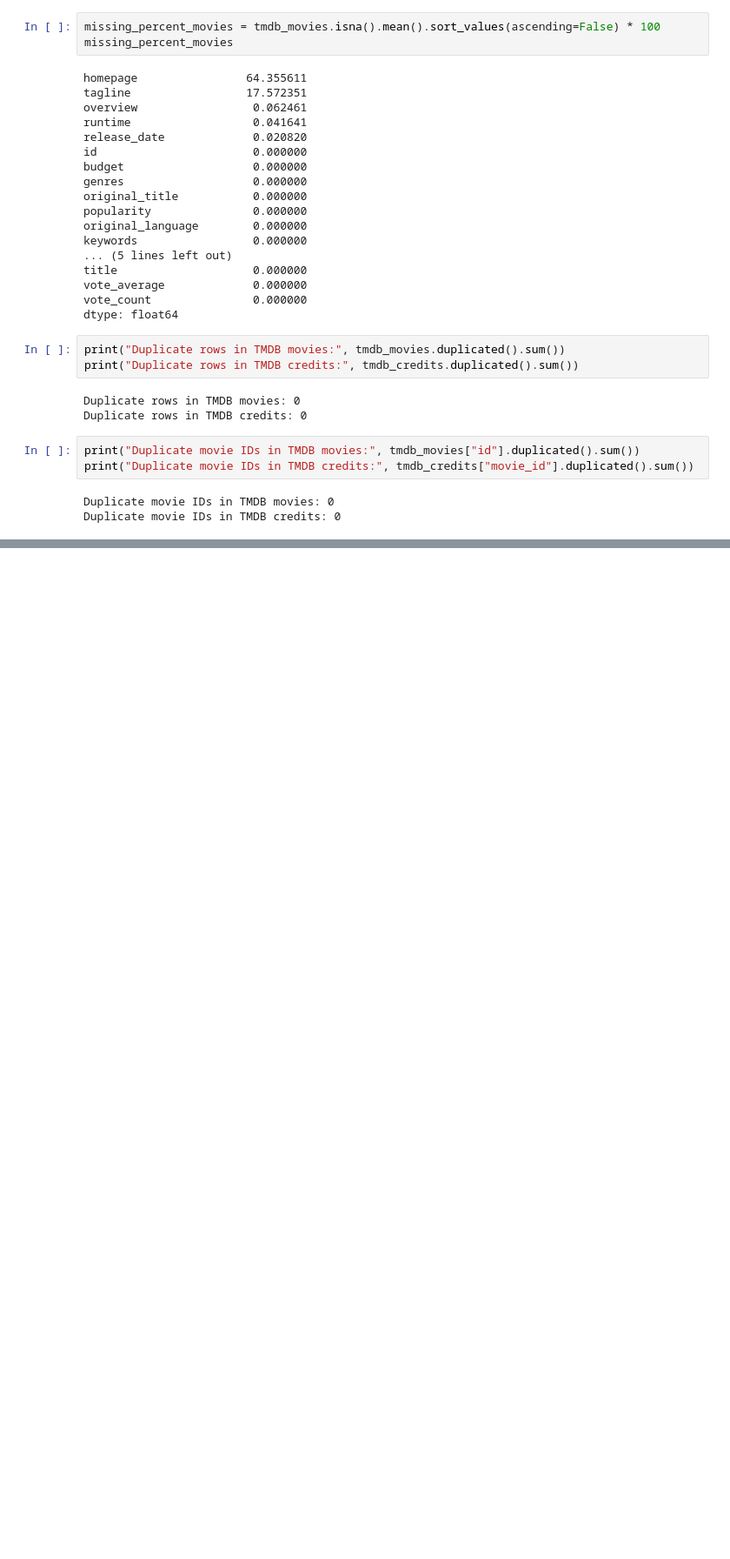
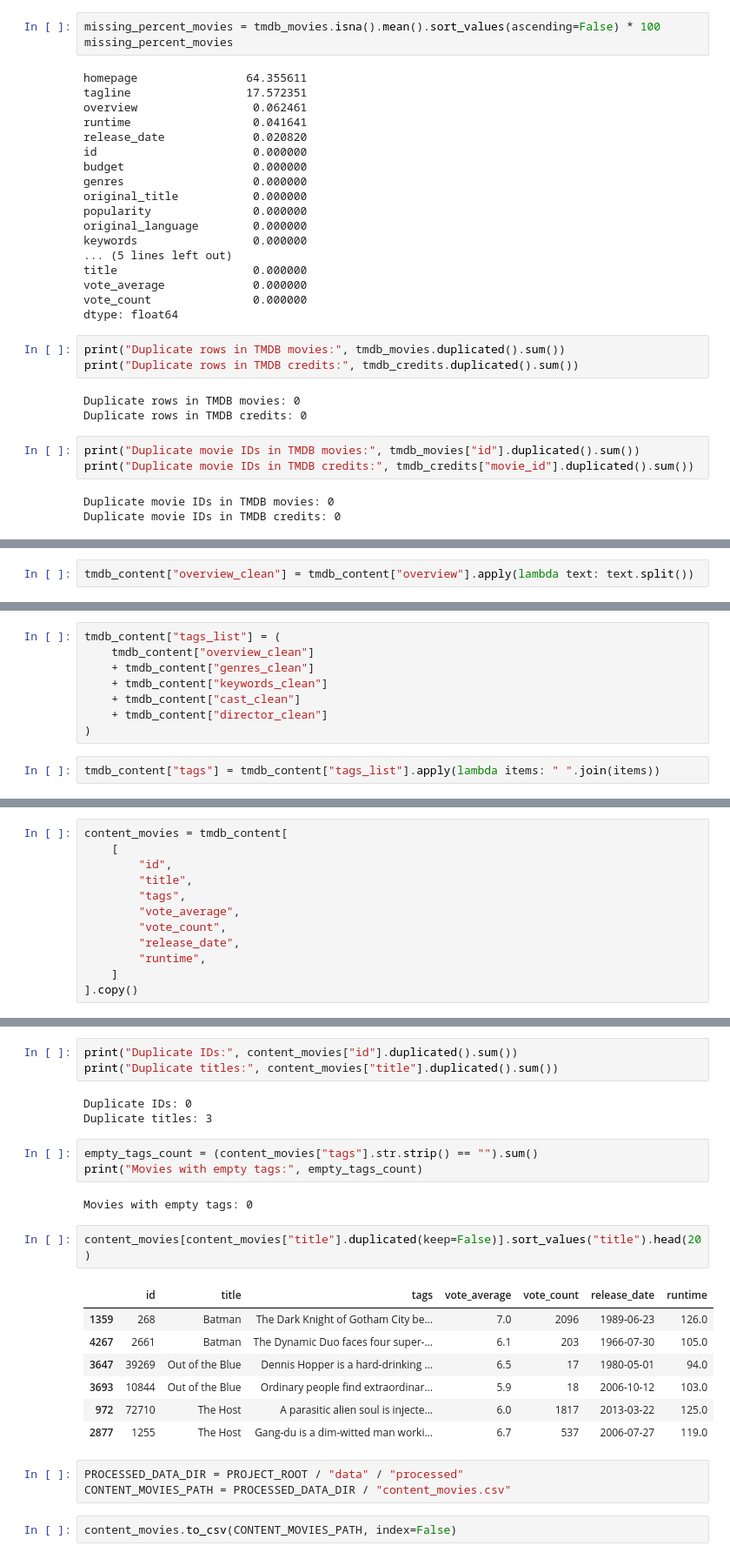
Before and after one commit to Achese-creator/movie-recommendation-system, a Jupyter notebook: notebooks/02_tmdb_eda.ipynb, the cells around one changed output, grey strips where cells are left out. Shown at 87% size. Drawn from its saved outputs; the diff is of its cells as text; blank space fills up the shorter version.

```diff
--- a/notebooks/02_tmdb_eda.ipynb
+++ b/notebooks/02_tmdb_eda.ipynb
@@ -144,0 +298,2 @@ Duplicate movie IDs in TMDB credits: 0
+# %%
+tmdb_content["overview_clean"] = tmdb_content["overview"].apply(lambda text: text.split())
@@ -144,0 +309,10 @@ Duplicate movie IDs in TMDB credits: 0
+# %%
+tmdb_content["tags_list"] = (
+    tmdb_content["overview_clean"]
+    + tmdb_content["genres_clean"]
+    + tmdb_content["keywords_clean"]
+    + tmdb_content["cast_clean"]
+    + tmdb_content["director_clean"]
+)
+# %%
+tmdb_content["tags"] = tmdb_content["tags_list"].apply(lambda items: " ".join(items))
@@ -144,0 +332,12 @@ Duplicate movie IDs in TMDB credits: 0
+# %%
+content_movies = tmdb_content[
+    [
+        "id",
+        "title",
+        "tags",
+        "vote_average",
+        "vote_count",
+        "release_date",
+        "runtime",
+    ]
+].copy()
@@ -144,0 +383,26 @@ Duplicate movie IDs in TMDB credits: 0
+# %%
+print("Duplicate IDs:", content_movies["id"].duplicated().sum())
+print("Duplicate titles:", content_movies["title"].duplicated().sum())
+# %% [output]
+Duplicate IDs: 0
+Duplicate titles: 3
+# %%
+empty_tags_count = (content_movies["tags"].str.strip() == "").sum()
+print("Movies with empty tags:", empty_tags_count)
+# %% [output]
+Movies with empty tags: 0
+# %%
+content_movies[content_movies["title"].duplicated(keep=False)].sort_values("title").head(20)
+# %% [output]
+|  | id | title | tags | vote_average | vote_count | release_date | runtime |
+| 1359 | 268 | Batman | The Dark Knight of Gotham City be... | 7.0 | 2096 | 1989-06-23 | 126.0 |
+| 4267 | 2661 | Batman | The Dynamic Duo faces four super-... | 6.1 | 203 | 1966-07-30 | 105.0 |
+| 3647 | 39269 | Out of the Blue | Dennis Hopper is a hard-drinking ... | 6.5 | 17 | 1980-05-01 | 94.0 |
+| 3693 | 10844 | Out of the Blue | Ordinary people find extraordinar... | 5.9 | 18 | 2006-10-12 | 103.0 |
+| 972 | 72710 | The Host | A parasitic alien soul is injecte... | 6.0 | 1817 | 2013-03-22 | 125.0 |
+| 2877 | 1255 | The Host | Gang-du is a dim-witted man worki... | 6.7 | 537 | 2006-07-27 | 119.0 |
+# %%
+PROCESSED_DATA_DIR = PROJECT_ROOT / "data" / "processed"
+CONTENT_MOVIES_PATH = PROCESSED_DATA_DIR / "content_movies.csv"
+# %%
+content_movies.to_csv(CONTENT_MOVIES_PATH, index=False)
```
Also changed, not shown: parts of 33 cells of this notebook, 1 other file.
